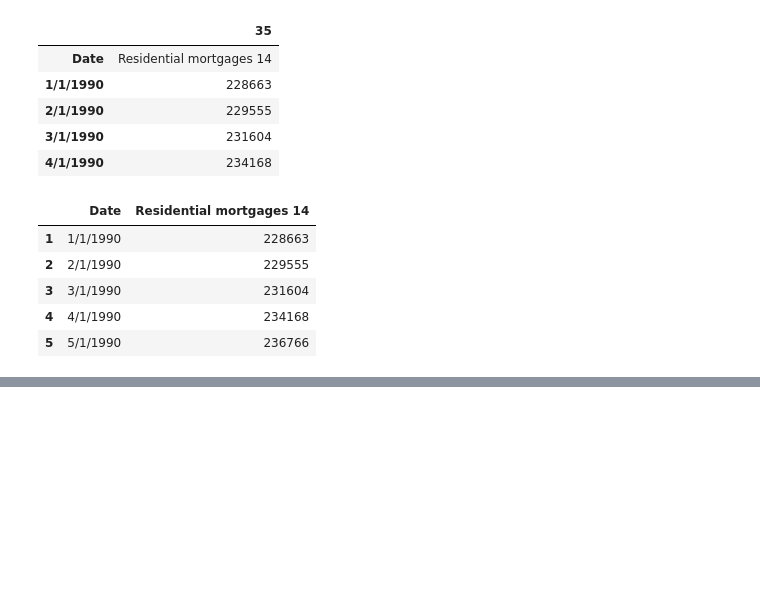
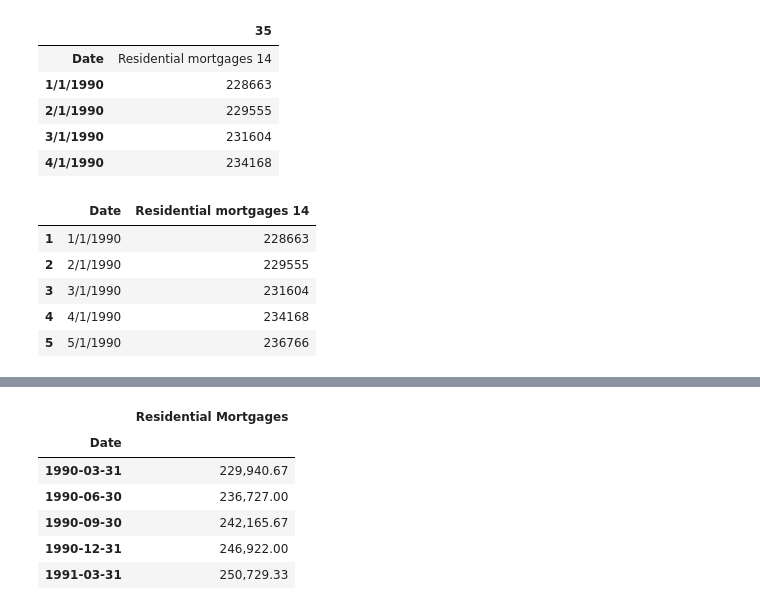
Before and after one commit to benjaminweymouth/Housing-Market-Forecasting-Time-Series-Analysis, a Jupyter notebook: Python Code/Qualitative_Multivariate Time Series.ipynb, the cells around one changed output, grey strips where cells are left out. Saved outputs shown, nothing was run; the diff lists cells and outputs as text; code cells hidden in the pictures; blank space fills up the shorter version.

```diff
--- a/Python Code/Qualitative_Multivariate Time Series.ipynb
+++ b/Python Code/Qualitative_Multivariate Time Series.ipynb
@@ -130,3 +136,14 @@ res_mortgage_transp.resample('1Q').mean().head()
+# %%
+res_mortgage_cleaned['Residential Mortgages']=res_mortgage_cleaned['Residential Mortgages'].apply(lambda x:round(x,2))
+res_mortgage_cleaned.head()
+# %% [output]
+|  | Residential Mortgages |
+| Date |  |
+| 1990-03-31 | 229,940.67 |
+| 1990-06-30 | 236,727.00 |
+| 1990-09-30 | 242,165.67 |
+| 1990-12-31 | 246,922.00 |
+| 1991-03-31 | 250,729.33 |
 # %%
 #df_Residential_mortgages = df_Residential_mortgages.sort_index()
 #df_Residential_mortgages.head()
```
Also changed, not shown: parts of 14 cells of this notebook.
